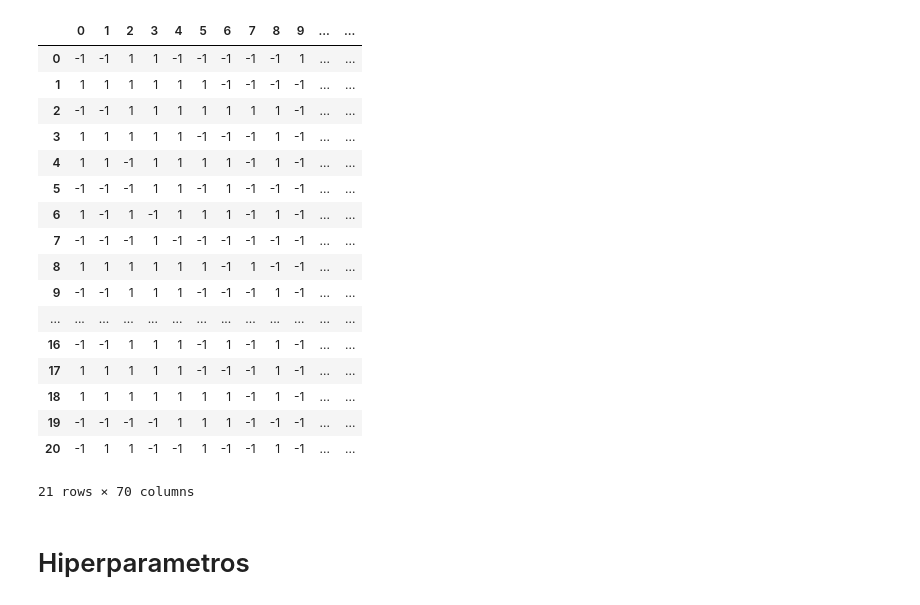
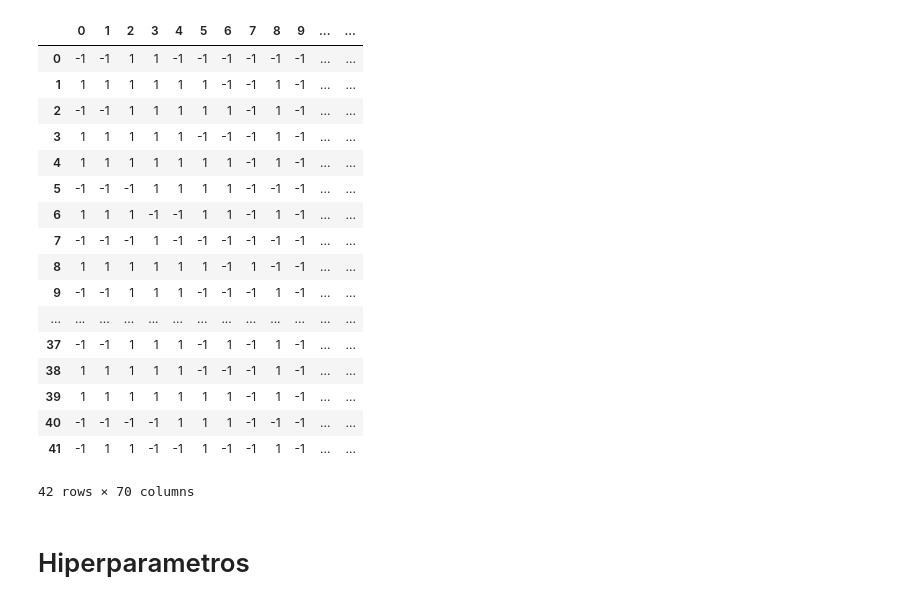
Before and after one commit to felmateos/mlp-characters-recognition, a Jupyter notebook: main.ipynb, the cells around one changed output. Saved outputs shown, nothing was run; the diff lists cells and outputs as text; code cells hidden in the pictures.

Commit message:
Improved datasets quality

```diff
--- a/main.ipynb
+++ b/main.ipynb
@@ -4,30 +4,30 @@ import numpy as np
 import random
 from sklearn.model_selection import train_test_split
 # %%
-df = pd.read_csv('datasets\caracteres-ruido.csv', header=None)
+df = pd.read_csv('datasets\caracteres-limpo.csv', header=None)
 
 ruido = pd.read_csv('datasets\caracteres-ruido20.csv', header=None)
 
 df
 # %% [output]
 |  | 0 | 1 | 2 | 3 | 4 | 5 | 6 | 7 | 8 | 9 | ... | ... |
-| 0 | -1 | -1 | 1 | 1 | -1 | -1 | -1 | -1 | -1 | 1 | ... | ... |
-| 1 | 1 | 1 | 1 | 1 | 1 | 1 | -1 | -1 | -1 | -1 | ... | ... |
-| 2 | -1 | -1 | 1 | 1 | 1 | 1 | 1 | 1 | 1 | -1 | ... | ... |
+| 0 | -1 | -1 | 1 | 1 | -1 | -1 | -1 | -1 | -1 | -1 | ... | ... |
+| 1 | 1 | 1 | 1 | 1 | 1 | 1 | -1 | -1 | 1 | -1 | ... | ... |
+| 2 | -1 | -1 | 1 | 1 | 1 | 1 | 1 | -1 | 1 | -1 | ... | ... |
 | 3 | 1 | 1 | 1 | 1 | 1 | -1 | -1 | -1 | 1 | -1 | ... | ... |
-| 4 | 1 | 1 | -1 | 1 | 1 | 1 | 1 | -1 | 1 | -1 | ... | ... |
-| 5 | -1 | -1 | -1 | 1 | 1 | -1 | 1 | -1 | -1 | -1 | ... | ... |
-| 6 | 1 | -1 | 1 | -1 | 1 | 1 | 1 | -1 | 1 | -1 | ... | ... |
+| 4 | 1 | 1 | 1 | 1 | 1 | 1 | 1 | -1 | 1 | -1 | ... | ... |
+| 5 | -1 | -1 | -1 | 1 | 1 | 1 | 1 | -1 | -1 | -1 | ... | ... |
+| 6 | 1 | 1 | 1 | -1 | -1 | 1 | 1 | -1 | 1 | -1 | ... | ... |
 | 7 | -1 | -1 | -1 | 1 | -1 | -1 | -1 | -1 | -1 | -1 | ... | ... |
 | 8 | 1 | 1 | 1 | 1 | 1 | 1 | -1 | 1 | -1 | -1 | ... | ... |
 | 9 | -1 | -1 | 1 | 1 | 1 | -1 | -1 | -1 | 1 | -1 | ... | ... |
 | ... | ... | ... | ... | ... | ... | ... | ... | ... | ... | ... | ... | ... |
-| 16 | -1 | -1 | 1 | 1 | 1 | -1 | 1 | -1 | 1 | -1 | ... | ... |
-| 17 | 1 | 1 | 1 | 1 | 1 | -1 | -1 | -1 | 1 | -1 | ... | ... |
-| 18 | 1 | 1 | 1 | 1 | 1 | 1 | 1 | -1 | 1 | -1 | ... | ... |
-| 19 | -1 | -1 | -1 | -1 | 1 | 1 | 1 | -1 | -1 | -1 | ... | ... |
-| 20 | -1 | 1 | 1 | -1 | -1 | 1 | -1 | -1 | 1 | -1 | ... | ... |
+| 37 | -1 | -1 | 1 | 1 | 1 | -1 | 1 | -1 | 1 | -1 | ... | ... |
+| 38 | 1 | 1 | 1 | 1 | 1 | -1 | -1 | -1 | 1 | -1 | ... | ... |
+| 39 | 1 | 1 | 1 | 1 | 1 | 1 | 1 | -1 | 1 | -1 | ... | ... |
+| 40 | -1 | -1 | -1 | -1 | 1 | 1 | 1 | -1 | -1 | -1 | ... | ... |
+| 41 | -1 | 1 | 1 | -1 | -1 | 1 | -1 | -1 | 1 | -1 | ... | ... |
-21 rows × 70 columns
+42 rows × 70 columns
 # %% [markdown]
 # Hiperparametros
 # %% [markdown]
```
Also changed, not shown: parts of 21 cells of this notebook, 1 other file.
